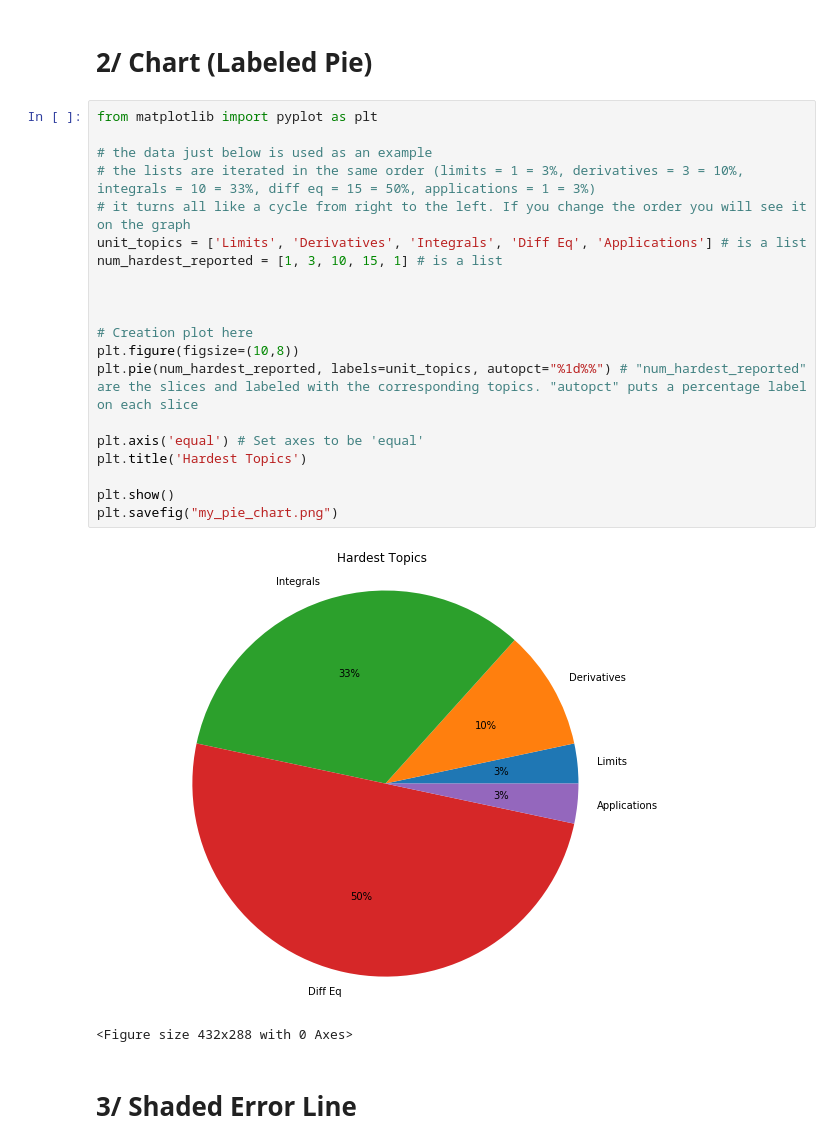
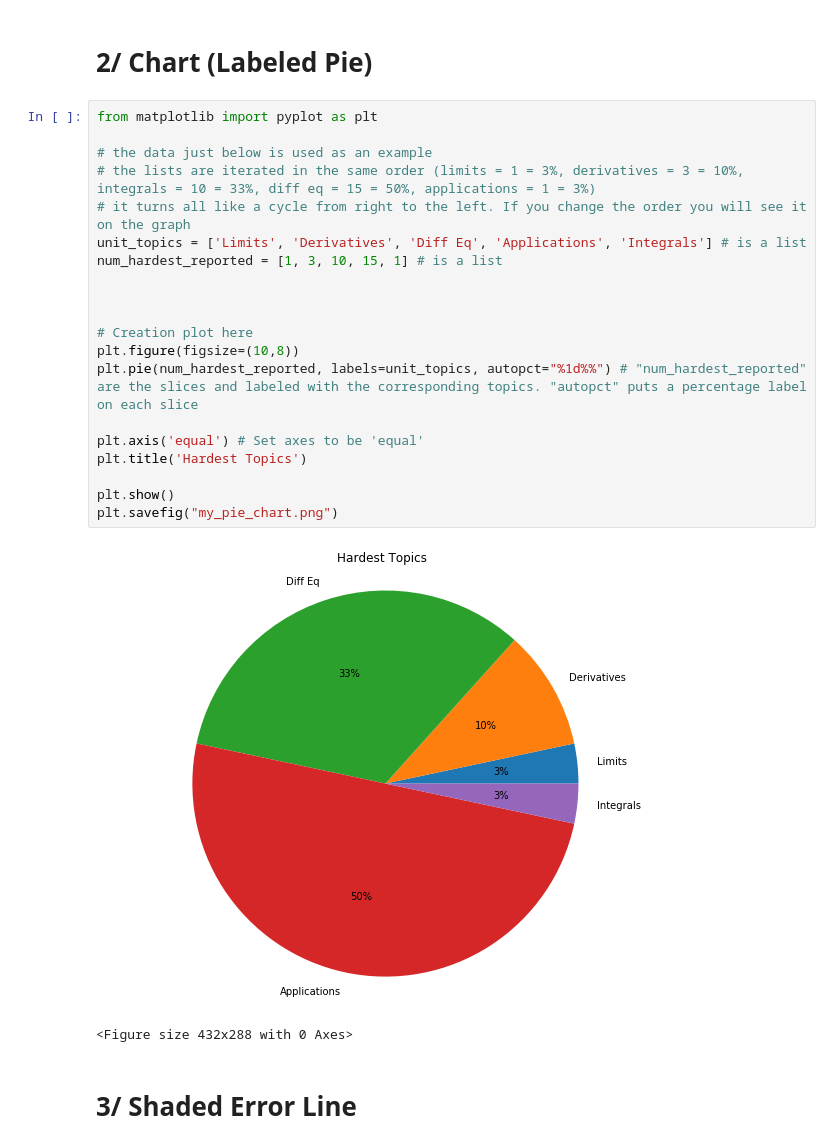
Before and after one commit to santinon/big_data, a Jupyter notebook: Matplotlib .ipynb, the cells around one changed output. Saved outputs shown, nothing was run; the diff lists cells and outputs as text.

Commit message:
data visualization

```diff
--- a/Matplotlib .ipynb
+++ b/Matplotlib .ipynb
@@ -58,25 +58,25 @@ The 'normed' kwarg was deprecated in Matplotlib 2.1 and will be removed in 3.1.
 # %%
 from matplotlib import pyplot as plt
 
 # the data just below is used as an example
 # the lists are iterated in the same order (limits = 1 = 3%, derivatives = 3 = 10%, integrals = 10 = 33%, diff eq = 15 = 50%, applications = 1 = 3%)
 # it turns all like a cycle from right to the left. If you change the order you will see it on the graph
-unit_topics = ['Limits', 'Derivatives', 'Integrals', 'Diff Eq', 'Applications'] # is a list
+unit_topics = ['Limits', 'Derivatives', 'Diff Eq', 'Applications', 'Integrals'] # is a list
 num_hardest_reported = [1, 3, 10, 15, 1] # is a list
 
 
 
 # Creation plot here
 plt.figure(figsize=(10,8))
 plt.pie(num_hardest_reported, labels=unit_topics, autopct="%1d%%") # "num_hardest_reported" are the slices and labeled with the corresponding topics. "autopct" puts a percentage label on each slice
 
 plt.axis('equal') # Set axes to be 'equal'
 plt.title('Hardest Topics')
 
 plt.show()
 plt.savefig("my_pie_chart.png")
 # %% [output]
-[figure, old version]
+[figure, new version]
 <Figure size 432x288 with 0 Axes>
 # %% [markdown]
 
```
Also changed, not shown: parts of 4 cells of this notebook.
